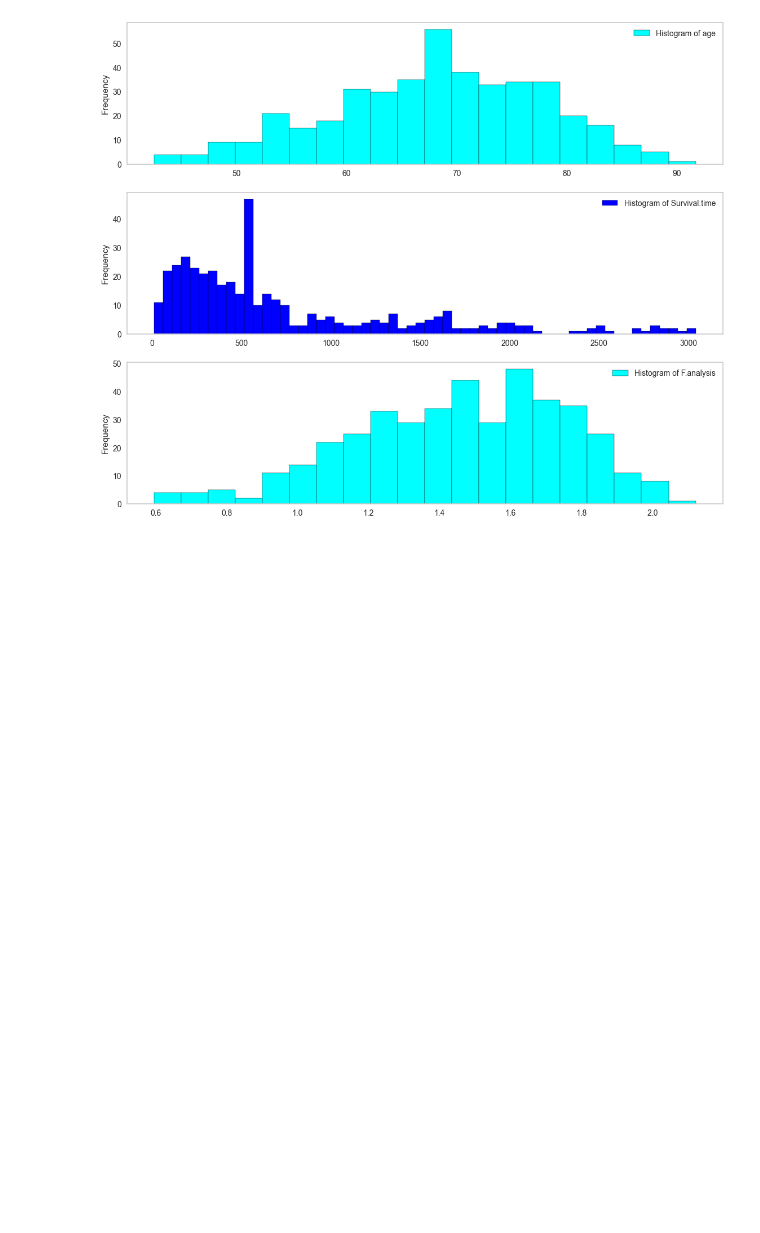
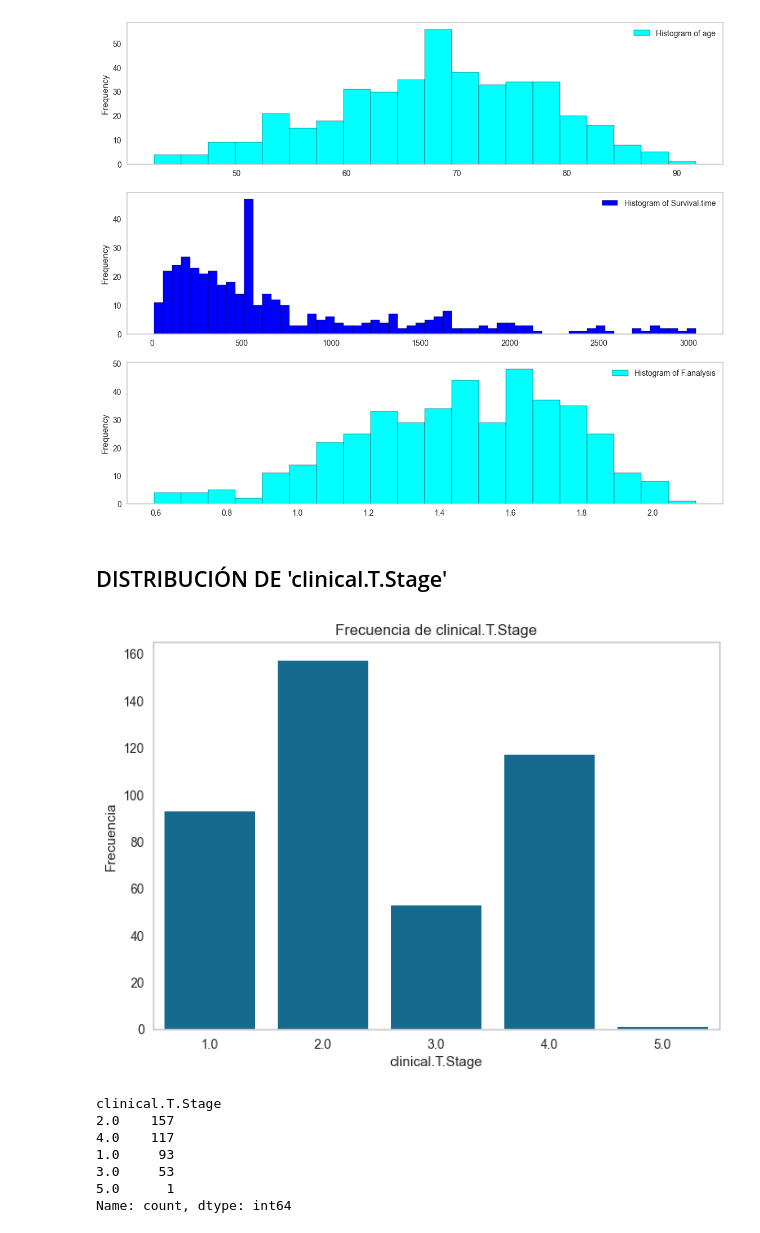
Before and after one commit to diosimar/Fractal-analysis-AI-NSCLC, a Jupyter notebook: EDA.ipynb, the cells around one changed output. Cells and saved outputs as stored; diff of their text form; code cells hidden in the pictures; blank space fills up the shorter version.

Commit message:
Modificación fichero src/utils.py  para incluir  función plot_frequency y agregación de análisis descriptivo de frecuencias a variables categóricas

```diff
--- a/EDA.ipynb
+++ b/EDA.ipynb
@@ -345,3 +345,17 @@ plt.legend(loc='best')
 plt.grid(False)
 # %% [output]
 [figure]
+# %% [markdown]
+## DISTRIBUCIÓN DE 'clinical.T.Stage'
+# %%
+# grafico de barras  para analizar  la distribución de la información del estadio asociado al tamaño o expansión del tumor
+fn.plot_frequency(nscl,'clinical.T.Stage')
+# %% [output]
+[figure, added]
+clinical.T.Stage
+2.0    157
+4.0    117
+1.0     93
+3.0     53
+5.0      1
+Name: count, dtype: int64
```
Also changed, not shown: parts of 11 cells of this notebook, 1 other file.
